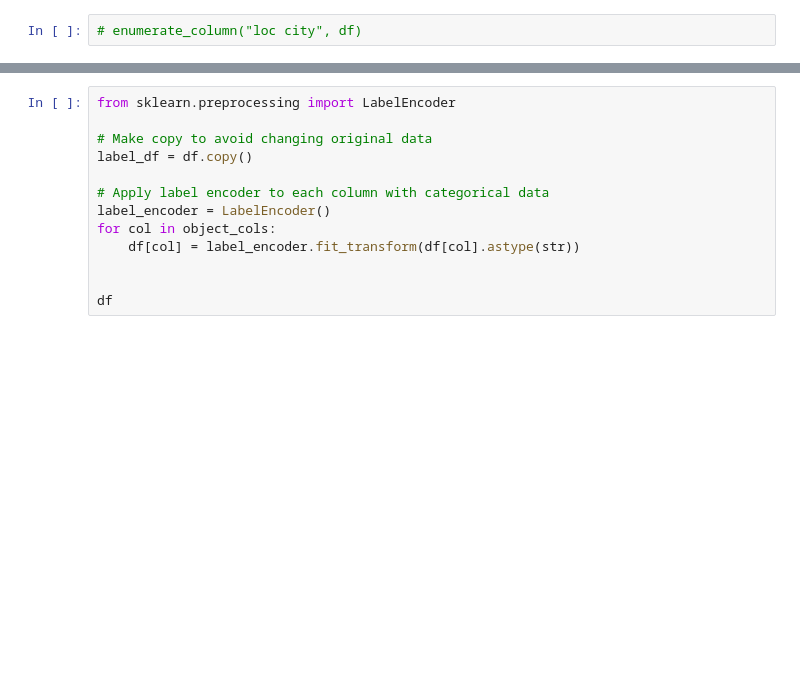
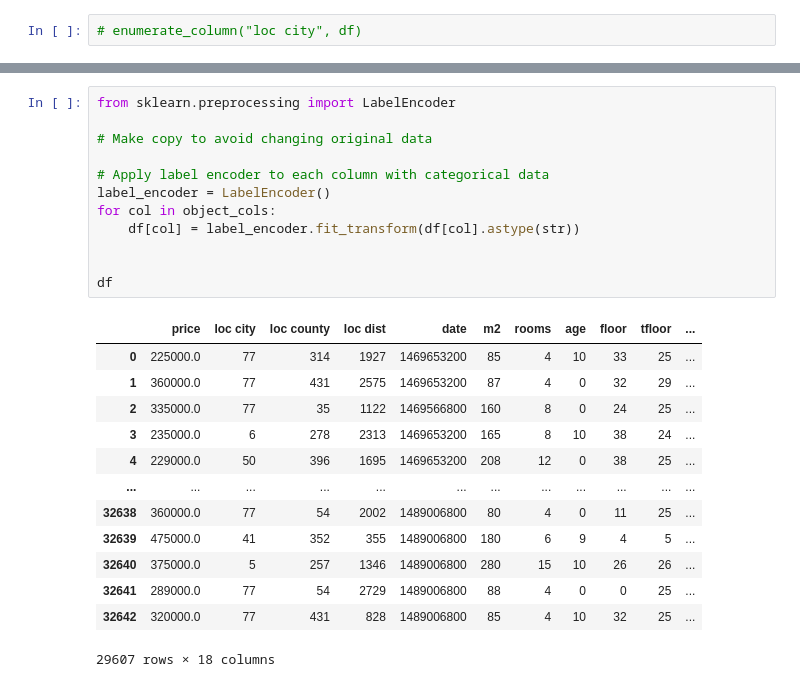
Before and after one commit to adnanjpg/data-mining-project, a Jupyter notebook: main.ipynb, the cells around one changed output, grey strips where cells are left out. Cells and saved outputs as stored; diff of their text form; blank space fills up the shorter version.

```diff
--- a/main.ipynb
+++ b/main.ipynb
@@ -231,16 +371,29 @@ print("Float variables:",len(fl_cols))
 # %%
 from sklearn.preprocessing import LabelEncoder
 
 # Make copy to avoid changing original data
-label_df = df.copy()
 
 # Apply label encoder to each column with categorical data
 label_encoder = LabelEncoder()
 for col in object_cols:
     df[col] = label_encoder.fit_transform(df[col].astype(str))
 
 
 df
+# %% [output]
+|  | price | loc city | loc county | loc dist | date | m2 | rooms | age | floor | tfloor | ... |
+| 0 | 225000.0 | 77 | 314 | 1927 | 1469653200 | 85 | 4 | 10 | 33 | 25 | ... |
+| 1 | 360000.0 | 77 | 431 | 2575 | 1469653200 | 87 | 4 | 0 | 32 | 29 | ... |
+| 2 | 335000.0 | 77 | 35 | 1122 | 1469566800 | 160 | 8 | 0 | 24 | 25 | ... |
+| 3 | 235000.0 | 6 | 278 | 2313 | 1469653200 | 165 | 8 | 10 | 38 | 24 | ... |
+| 4 | 229000.0 | 50 | 396 | 1695 | 1469653200 | 208 | 12 | 0 | 38 | 25 | ... |
+| ... | ... | ... | ... | ... | ... | ... | ... | ... | ... | ... | ... |
+| 32638 | 360000.0 | 77 | 54 | 2002 | 1489006800 | 80 | 4 | 0 | 11 | 25 | ... |
+| 32639 | 475000.0 | 41 | 352 | 355 | 1489006800 | 180 | 6 | 9 | 4 | 5 | ... |
+| 32640 | 375000.0 | 5 | 257 | 1346 | 1489006800 | 280 | 15 | 10 | 26 | 26 | ... |
+| 32641 | 289000.0 | 77 | 54 | 2729 | 1489006800 | 88 | 4 | 0 | 0 | 25 | ... |
+| 32642 | 320000.0 | 77 | 431 | 828 | 1489006800 | 85 | 4 | 10 | 32 | 25 | ... |
+29607 rows × 18 columns
 # %%
 plt.figure(figsize=(12, 6))
 sns.heatmap(df.corr(),
```
Also changed, not shown: parts of 21 cells of this notebook.
